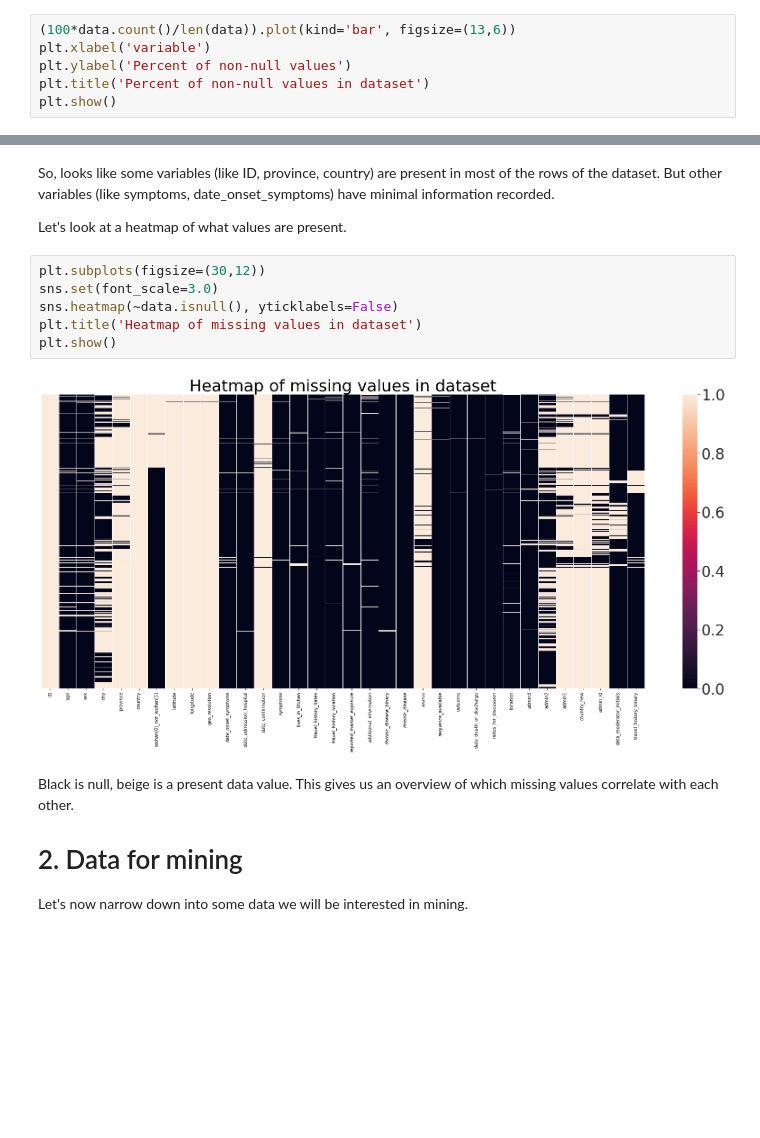
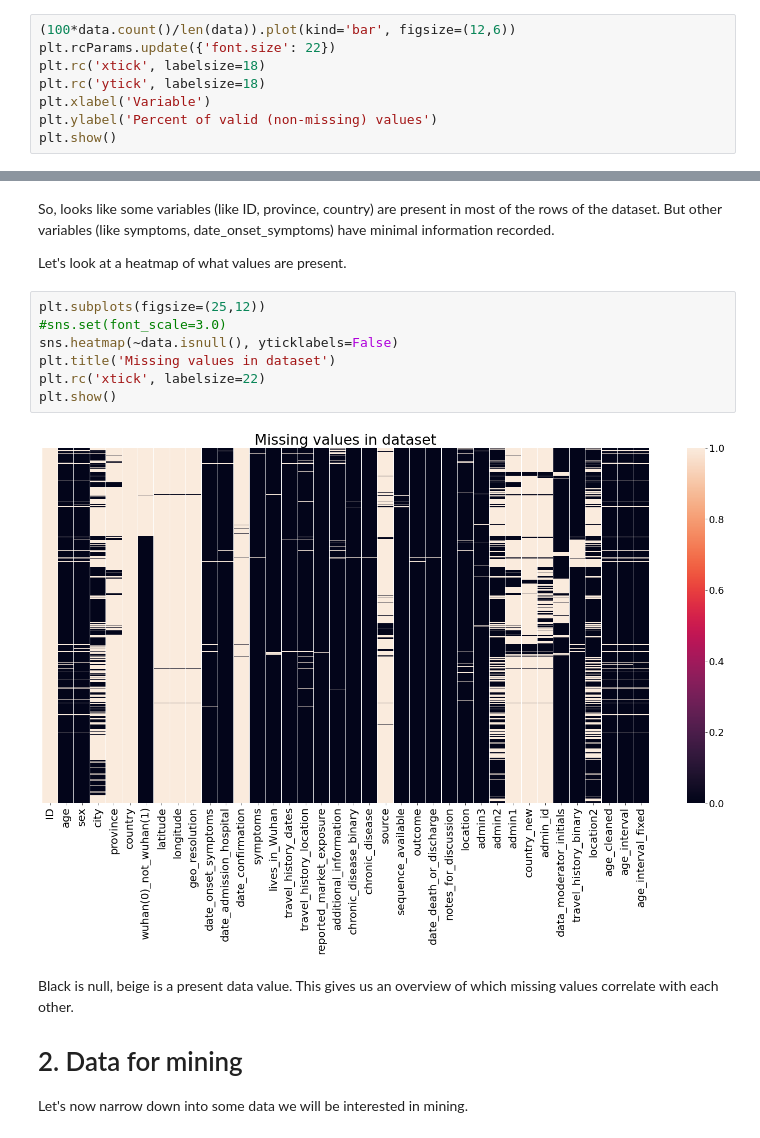
Before and after one commit to apetkau/comp7944-project, a Jupyter notebook: data/nCoV2019/for_use/extract-transactions.ipynb, the cells around one changed output, grey strips where cells are left out. Cells and saved outputs as stored; diff of their text form; blank space fills up the shorter version.

```diff
--- a/data/nCoV2019/for_use/extract-transactions.ipynb
+++ b/data/nCoV2019/for_use/extract-transactions.ipynb
@@ -28,9 +28,11 @@ data.head()
 # %% [markdown]
 Okay, looks good, but also a lot of null (NaN) values. Let's count up the data actually present.
 # %%
-(100*data.count()/len(data)).plot(kind='bar', figsize=(13,6))
-plt.xlabel('variable')
-plt.ylabel('Percent of non-null values')
-plt.title('Percent of non-null values in dataset')
+(100*data.count()/len(data)).plot(kind='bar', figsize=(12,6))
+plt.rcParams.update({'font.size': 22})
+plt.rc('xtick', labelsize=18)
+plt.rc('ytick', labelsize=18)
+plt.xlabel('Variable')
+plt.ylabel('Percent of valid (non-missing) values')
 plt.show()
 # %% [output]
@@ -40,13 +42,14 @@ So, looks like some variables (like ID, province, country) are present in most o
 
 Let's look at a heatmap of what values are present.
 # %%
-plt.subplots(figsize=(30,12))
-sns.set(font_scale=3.0)
+plt.subplots(figsize=(25,12))
+#sns.set(font_scale=3.0)
 sns.heatmap(~data.isnull(), yticklabels=False)
-plt.title('Heatmap of missing values in dataset')
+plt.title('Missing values in dataset')
+plt.rc('xtick', labelsize=22)
 plt.show()
 # %% [output]
-[figure, old version]
+[figure, new version]
 # %% [markdown]
 Black is null, beige is a present data value. This gives us an overview of which missing values correlate with each other.
 
```
Also changed, not shown: parts of 4 cells of this notebook.
